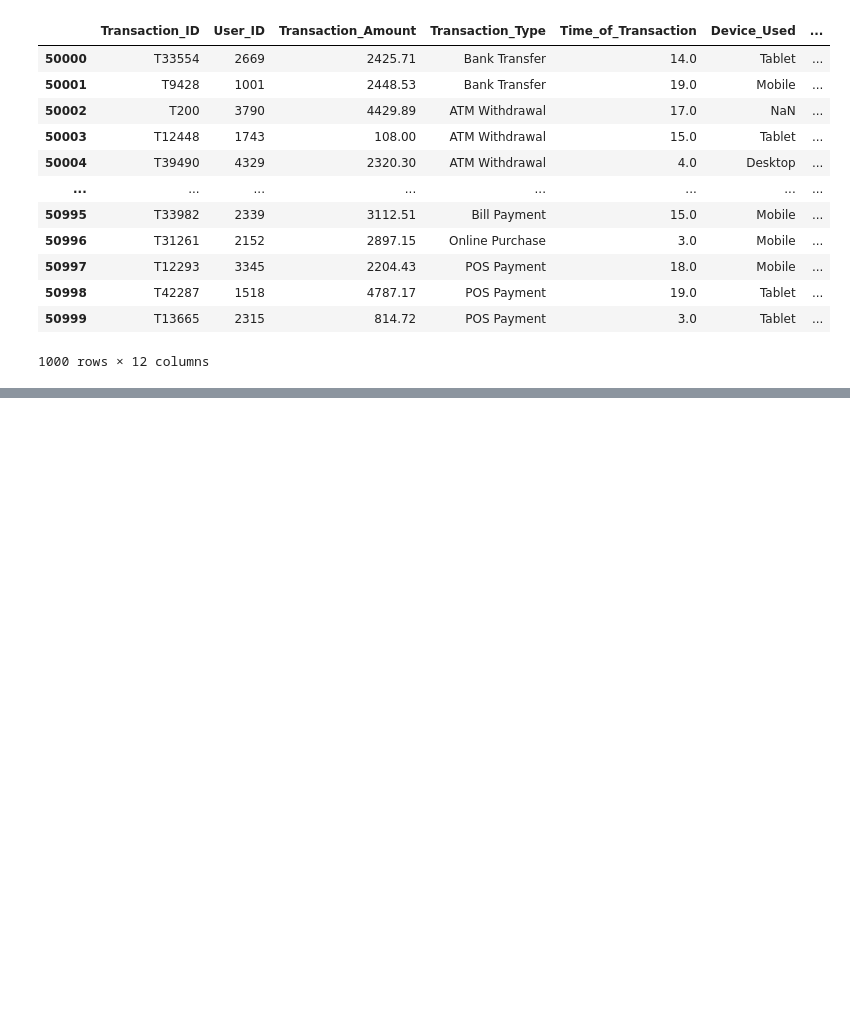
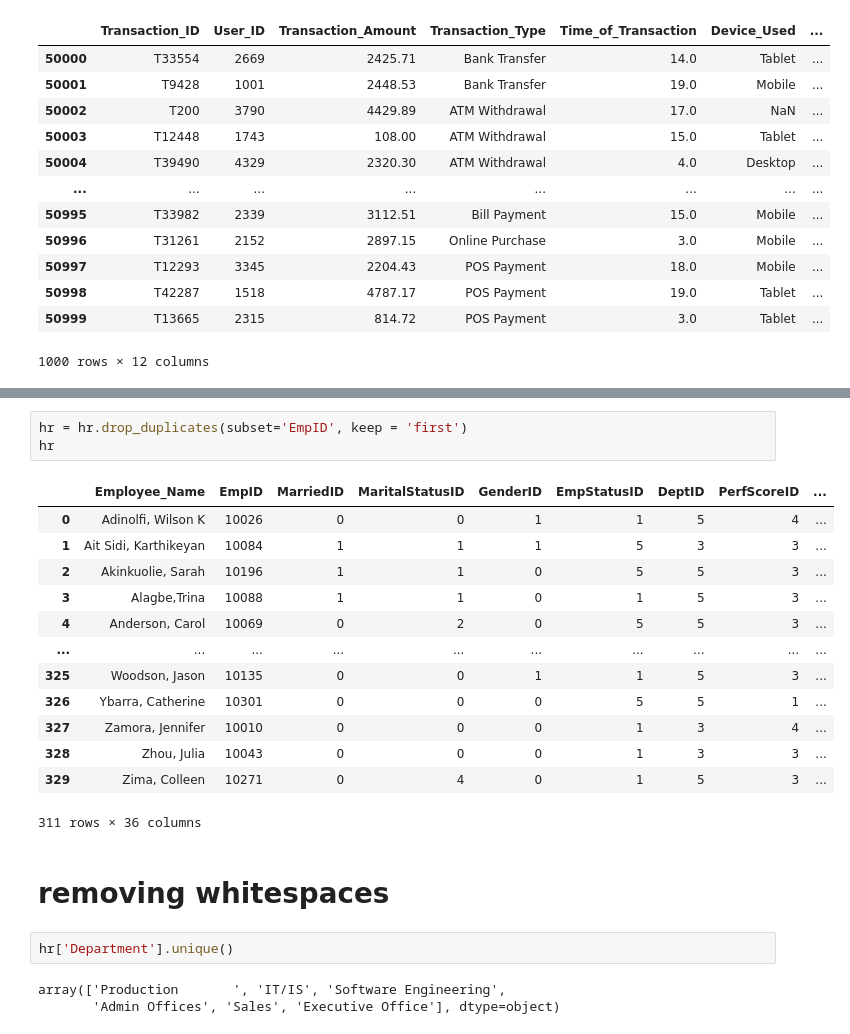
Before and after one commit to Sagarckr/DS-Practice, a Jupyter notebook: day5_data_cleaning.ipynb, the cells around one changed output, grey strips where cells are left out. Drawn from its saved outputs; the diff is of its cells as text; blank space fills up the shorter version.

```diff
--- a/day5_data_cleaning.ipynb
+++ b/day5_data_cleaning.ipynb
@@ -347,0 +410,24 @@ fraud[fraud.duplicated()]
+# %%
+hr = hr.drop_duplicates(subset='EmpID', keep = 'first')
+hr
+# %% [output]
+|  | Employee_Name | EmpID | MarriedID | MaritalStatusID | GenderID | EmpStatusID | DeptID | PerfScoreID | ... |
+| 0 | Adinolfi, Wilson K | 10026 | 0 | 0 | 1 | 1 | 5 | 4 | ... |
+| 1 | Ait Sidi, Karthikeyan | 10084 | 1 | 1 | 1 | 5 | 3 | 3 | ... |
+| 2 | Akinkuolie, Sarah | 10196 | 1 | 1 | 0 | 5 | 5 | 3 | ... |
+| 3 | Alagbe,Trina | 10088 | 1 | 1 | 0 | 1 | 5 | 3 | ... |
+| 4 | Anderson, Carol | 10069 | 0 | 2 | 0 | 5 | 5 | 3 | ... |
+| ... | ... | ... | ... | ... | ... | ... | ... | ... | ... |
+| 325 | Woodson, Jason | 10135 | 0 | 0 | 1 | 1 | 5 | 3 | ... |
+| 326 | Ybarra, Catherine | 10301 | 0 | 0 | 0 | 5 | 5 | 1 | ... |
+| 327 | Zamora, Jennifer | 10010 | 0 | 0 | 0 | 1 | 3 | 4 | ... |
+| 328 | Zhou, Julia | 10043 | 0 | 0 | 0 | 1 | 3 | 3 | ... |
+| 329 | Zima, Colleen | 10271 | 0 | 4 | 0 | 1 | 5 | 3 | ... |
+311 rows × 36 columns
+# %% [markdown]
+# removing whitespaces
+# %%
+hr['Department'].unique()
+# %% [output]
+array(['Production       ', 'IT/IS', 'Software Engineering',
+       'Admin Offices', 'Sales', 'Executive Office'], dtype=object)
```
Also changed, not shown: parts of 23 cells of this notebook, 1 other file.
